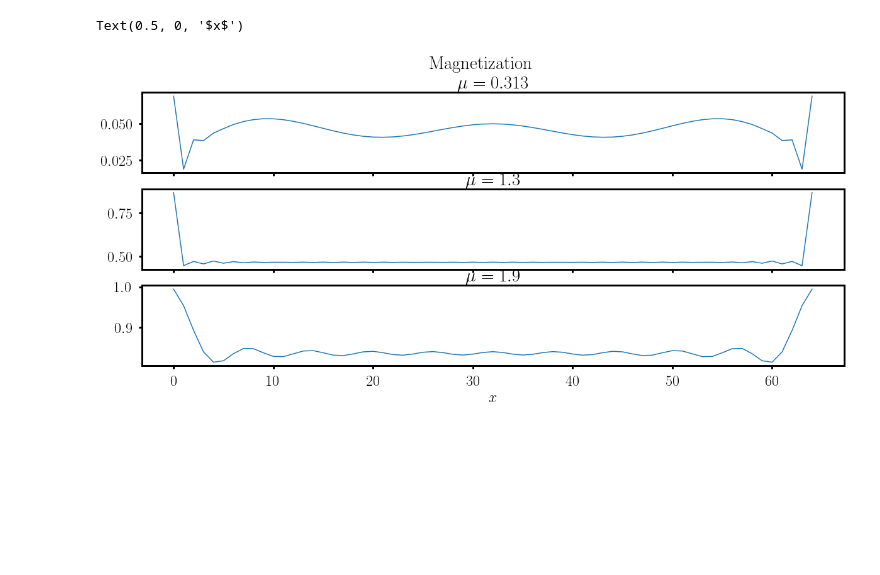
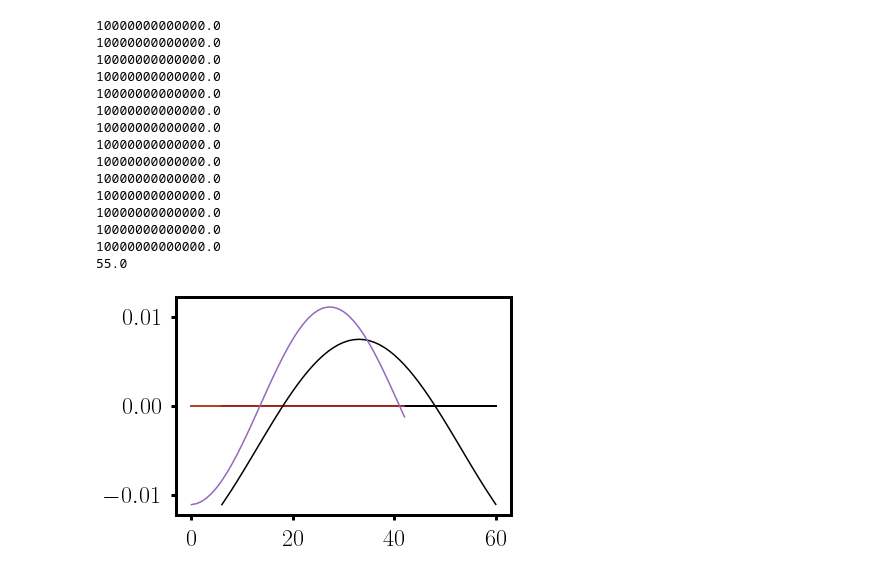
Before and after one commit to Philipp137/SquareIce, a Jupyter notebook: 06_data/paper_plots.ipynb, the cells around one changed output. Cells and saved outputs as stored; diff of their text form; code cells hidden in the pictures; blank space fills up the shorter version.

```diff
--- a/06_data/paper_plots.ipynb
+++ b/06_data/paper_plots.ipynb
@@ -321,21 +203,54 @@ Text(0, 0.5, '$y$')
-# %%
-Flipp_lattice_0_313 = np.column_stack([df_0_313["E_up"].values,df_0_313["E_bot"].values]).T
-Flipp_lattice_1_3 = np.column_stack([df_1_3["E_up"].values,df_1_3["E_bot"].values]).T
-Flipp_lattice_1_91 = np.column_stack([df_1_91["E_up"].values,df_1_91["E_bot"].values]).T
-
-fig,ax = plt.subplots(3,1,figsize=(20,8),sharex=True)
-fig.suptitle('Magnetization')
-ax[0].plot(df_0_313["mag"])
-ax[0].set_title("$\mu=0.313$")
-
-ax[1].plot(df_1_3["mag"])
-#ax[0].set_title("Magnetization")
-ax[1].set_title("$\mu=1.3$")
-
-ax[2].plot(df_1_91["mag"])
-#ax[0].set_title("Magnetization")
-ax[2].set_title("$\mu=1.9$")
-ax[2].set_xlabel("$x$")
-# %% [output]
-Text(0.5, 0, '$x$')
-[figure, removed]
+# %%
+def compute_freq(signal, dt = 1):
+    signal = signal - np.mean(signal)       # center signal to 0
+    #signal = signal/np.max(np.abs(signal))  # normalize
+    ft = np.fft.rfft(signal)
+    freqs = np.fft.rfftfreq(len(signal), dt) # Get frequency axis from the time axis
+    mags = abs(ft)
+    signal_freq = freqs[mags.argmax()]
+    inflection = np.diff(np.sign(np.diff(mags)))
+    peaks = (inflection < 0).nonzero()[0] + 1
+    peak = peaks[mags[peaks].argmax()]
+    signal_freq = freqs[peak]
+    phase = np.angle(ft[peak])/2
+    if mags.max() >0.1:
+        return signal_freq,phase
+    else:
+        return 1e-13,0
+
+index_mu=[]
+x_max=[]
+lc = plt.rcParams['axes.prop_cycle'].by_key()['color']
+for idx in df[64].columns:
+    signal=df[64][idx][5:-5]
+    lattice = np.arange(0,x.size)
+    if idx <0.3:# and idx>0.26 :
+        signal_freq, phase=compute_freq(signal,1)
+        signal = signal - np.mean(signal)       # center signal to 0
+
+        #signal = signal/np.max(np.abs(signal))  # normalize
+
+        plt.plot(signal,'k')
+        plt.plot(np.max(np.abs(signal))*np.sin(2*np.pi*signal_freq*lattice+phase))
+        print(1/signal_freq)
+        index_mu.append(idx)
+        x_max.append(1/signal_freq)
+    #x_max.append(extract_peak_frequency(signal))
+    #print(x_max[-1])
+# %% [output]
+10000000000000.0
+10000000000000.0
+10000000000000.0
+10000000000000.0
+10000000000000.0
+10000000000000.0
+10000000000000.0
+10000000000000.0
+10000000000000.0
+10000000000000.0
+10000000000000.0
+10000000000000.0
+10000000000000.0
+10000000000000.0
+55.0
+[figure, added]
```
Also changed, not shown: parts of 23 cells of this notebook, 9 other files.
